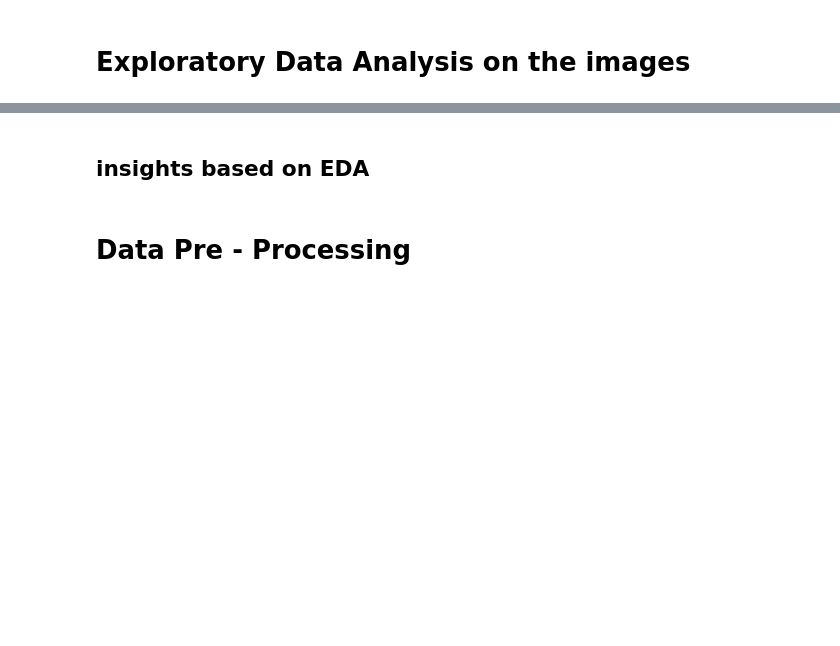
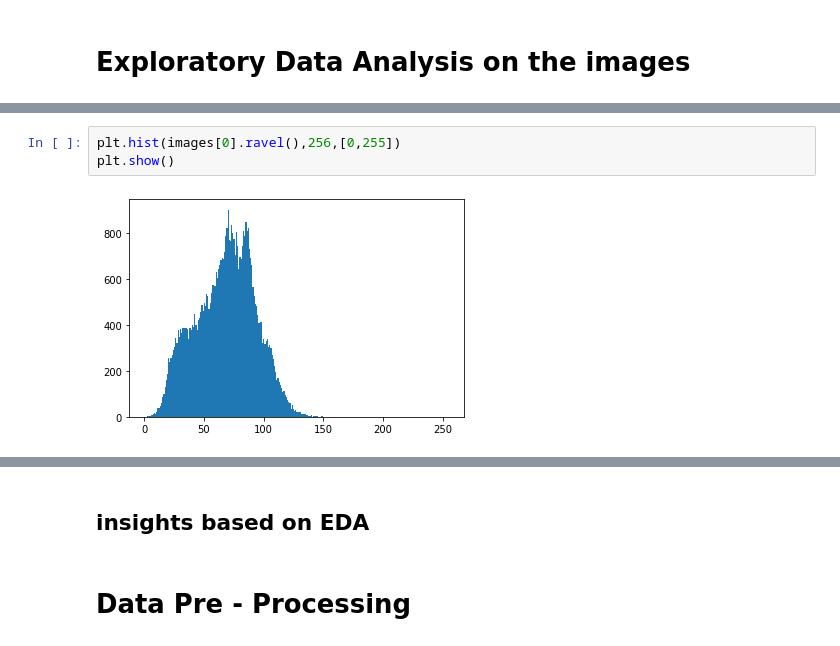
Before and after one commit to cfreeman22/Computer-Vision-Project, a Jupyter notebook: ComputerVision.ipynb, the cells around one changed output, grey strips where cells are left out. Saved outputs shown, nothing was run; the diff lists cells and outputs as text; blank space fills up the shorter version.

```diff
--- a/ComputerVision.ipynb
+++ b/ComputerVision.ipynb
@@ -73,0 +115,5 @@ array([[[[ 35,  52,  78],
+# %%
+plt.hist(images[0].ravel(),256,[0,255])
+plt.show()
+# %% [output]
+[figure, added]
```
Also changed, not shown: parts of 13 cells of this notebook.
